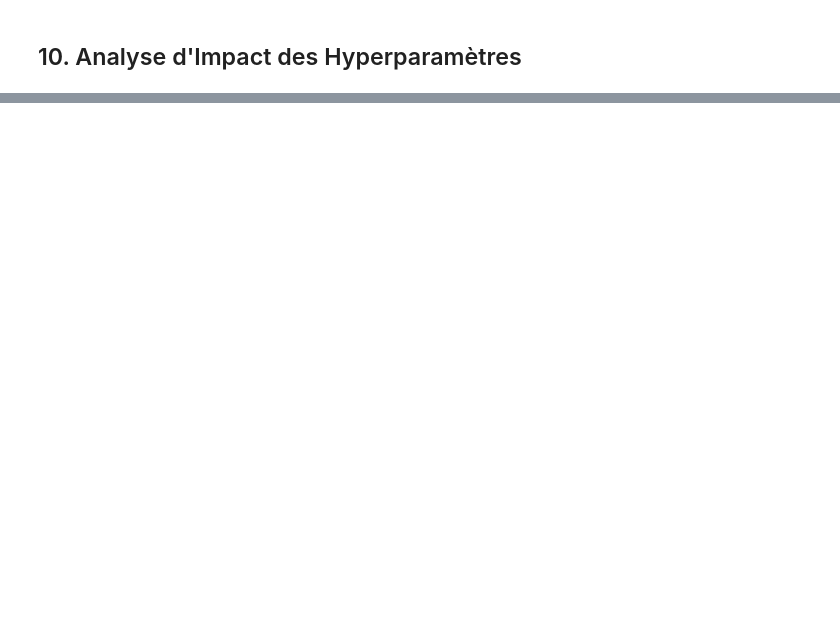
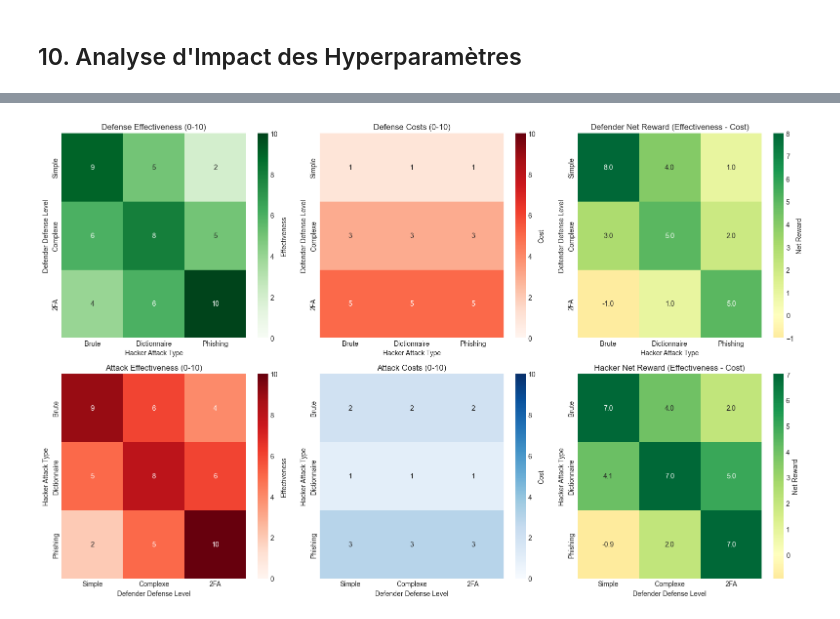
Before and after one commit to Imad-t/Game-Theory-project, a Jupyter notebook: main.ipynb, the cells around one changed output, grey strips where cells are left out. Saved outputs shown, nothing was run; the diff lists cells and outputs as text; code cells hidden in the pictures; blank space fills up the shorter version.

Commit message:
seperate cost and effectiveness in payoff matrices and add hacker analytics

```diff
--- a/main.ipynb
+++ b/main.ipynb
@@ -891,0 +891,97 @@ RÉSUMÉ DU PROJET: IA DÉFENSEUR ADAPTATIF
+# %%
+# ============================================================
+# COST-BENEFIT ANALYSIS: DEFENDER
+# ============================================================
+
+print("\n" + "="*80)
+print("COST-BENEFIT ANALYSIS: DEFENDER")
+print("="*80)
+
+fig, axes = plt.subplots(2, 3, figsize=(16, 10))
+
+# Defender Effectiveness
+ax = axes[0, 0]
+sns.heatmap(game.defense_effectiveness, annot=True, fmt='.0f',
+            xticklabels=game.hacker_actions,
+            yticklabels=game.defender_actions,
+            cmap='Greens', vmin=0, vmax=10, ax=ax, cbar_kws={'label': 'Effectiveness'})
+ax.set_title('Defense Effectiveness (0-10)')
+ax.set_xlabel('Hacker Attack Type')
+ax.set_ylabel('Defender Defense Level')
+
+# Defender Costs
+ax = axes[0, 1]
+sns.heatmap(game.defense_costs, annot=True, fmt='.0f',
+            xticklabels=game.hacker_actions,
+            yticklabels=game.defender_actions,
+            cmap='Reds', vmin=0, vmax=10, ax=ax, cbar_kws={'label': 'Cost'})
+ax.set_title('Defense Costs (0-10)')
+ax.set_xlabel('Hacker Attack Type')
+ax.set_ylabel('Defender Defense Level')
+
+# Defender Net Reward
+ax = axes[0, 2]
+sns.heatmap(game.payoff_matrix_defender, annot=True, fmt='.1f',
+            xticklabels=game.hacker_actions,
+            yticklabels=game.defender_actions,
+            cmap='RdYlGn', center=0, ax=ax, cbar_kws={'label': 'Net Reward'})
+ax.set_title('Defender Net Reward (Effectiveness - Cost)')
+ax.set_xlabel('Hacker Attack Type')
+ax.set_ylabel('Defender Defense Level')
+
+# ============================================================
+# COST-BENEFIT ANALYSIS: HACKER
+# ============================================================
+
+# Hacker Attack Effectiveness
+ax = axes[1, 0]
+sns.heatmap(game.attack_effectiveness, annot=True, fmt='.0f',
+            xticklabels=game.defender_actions,
+            yticklabels=game.hacker_actions,
+            cmap='Reds', vmin=0, vmax=10, ax=ax, cbar_kws={'label': 'Effectiveness'})
+ax.set_title('Attack Effectiveness (0-10)')
+ax.set_xlabel('Defender Defense Level')
+ax.set_ylabel('Hacker Attack Type')
+
+# Hacker Attack Costs
+ax = axes[1, 1]
+sns.heatmap(game.attack_costs, annot=True, fmt='.0f',
+            xticklabels=game.defender_actions,
+            yticklabels=game.hacker_actions,
+            cmap='Blues', vmin=0, vmax=10, ax=ax, cbar_kws={'label': 'Cost'})
+ax.set_title('Attack Costs (0-10)')
+ax.set_xlabel('Defender Defense Level')
+ax.set_ylabel('Hacker Attack Type')
+
+# Hacker Net Reward
+ax = axes[1, 2]
+sns.heatmap(game.payoff_matrix_hacker, annot=True, fmt='.1f',
+            xticklabels=game.defender_actions,
+            yticklabels=game.hacker_actions,
+            cmap='RdYlGn', center=0, ax=ax, cbar_kws={'label': 'Net Reward'})
+ax.set_title('Hacker Net Reward (Effectiveness - Cost)')
+ax.set_xlabel('Defender Defense Level')
+ax.set_ylabel('Hacker Attack Type')
+
+plt.tight_layout()
+plt.show()
+
+# Detailed cost-benefit analysis
+print("\n📊 DEFENDER COST-BENEFIT ANALYSIS:\n")
+print("Defense Strategy | Avg Effectiveness | Avg Cost | Avg Net Benefit")
+print("-" * 70)
+for i, defense in enumerate(game.defender_actions):
+    avg_eff = np.mean(game.defense_effectiveness[i, :])
+    avg_cost = np.mean(game.defense_costs[i, :])
+    avg_net = np.mean(game.payoff_matrix_defender[i, :])
+    print(f"{defense:16} | {avg_eff:17.1f} | {avg_cost:8.1f} | {avg_net:14.1f}")
+
+print("\n📊 HACKER COST-BENEFIT ANALYSIS:\n")
+print("Attack Strategy  | Avg Effectiveness | Avg Cost | Avg Net Benefit")
+print("-" * 70)
+for i, attack in enumerate(game.hacker_actions):
+    avg_eff = np.mean(game.attack_effectiveness[i, :])
+    avg_cost = np.mean(game.attack_costs[i, :])
+    avg_net = np.mean(game.payoff_matrix_hacker[i, :])
+    print(f"{attack:16} | {avg_eff:17.1f} | {avg_cost:8.1f} | {avg_net:14.1f}")
+# %% [output]
@@ -891,0 +991 @@ RÉSUMÉ DU PROJET: IA DÉFENSEUR ADAPTATIF
+[figure, added]
```
Also changed, not shown: parts of 14 cells of this notebook.
